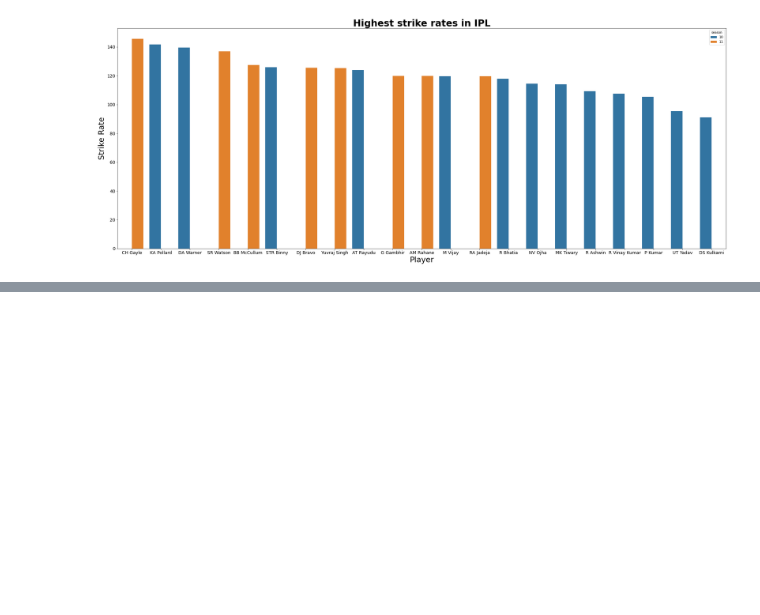
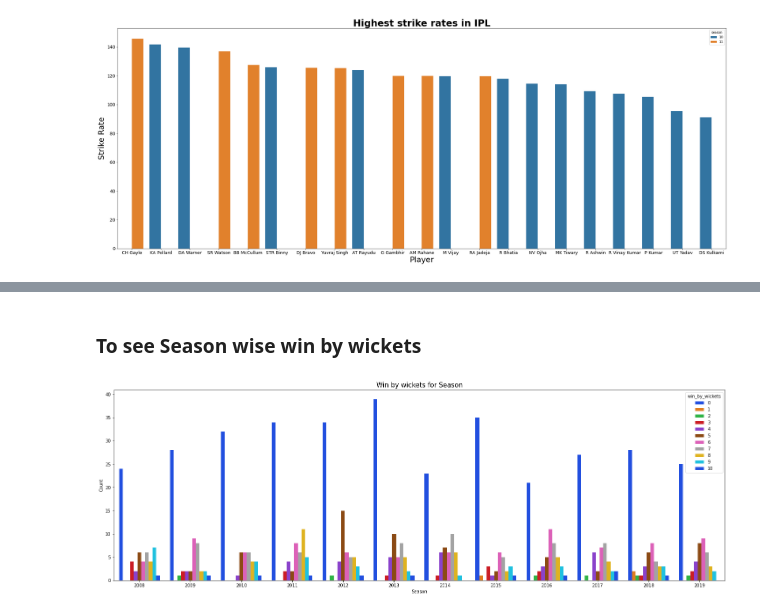
Before and after one commit to tiwari1302/GRIP-Internship, a Jupyter notebook: Task 5/Exploratory_Data_Analysis(Sports).ipynb, the cells around one changed output, grey strips where cells are left out. Saved outputs shown, nothing was run; the diff lists cells and outputs as text; code cells hidden in the pictures; blank space fills up the shorter version.

```diff
--- a/Task 5/Exploratory_Data_Analysis(Sports).ipynb
+++ b/Task 5/Exploratory_Data_Analysis(Sports).ipynb
@@ -652,0 +705,11 @@ plt.yticks(size = 14)
+# %% [markdown]
+### To see Season wise win by wickets
+# %%
+plt.figure(figsize = (25,8))
+sns.countplot(x = 'season', hue = 'win_by_wickets', data = matches,palette = 'bright')
+plt.title("Win by wickets for Season", fontsize = 15)
+plt.xlabel("Season", fontsize = 10)
+plt.ylabel("Count", fontsize = 10)
+plt.show()
+# %% [output]
+[figure, added]
```
Also changed, not shown: parts of 14 cells of this notebook, 1 other file.
